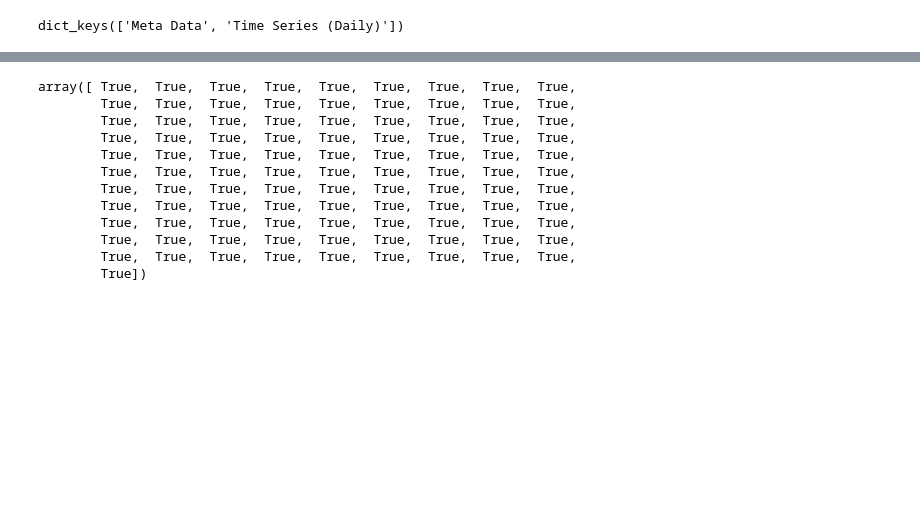
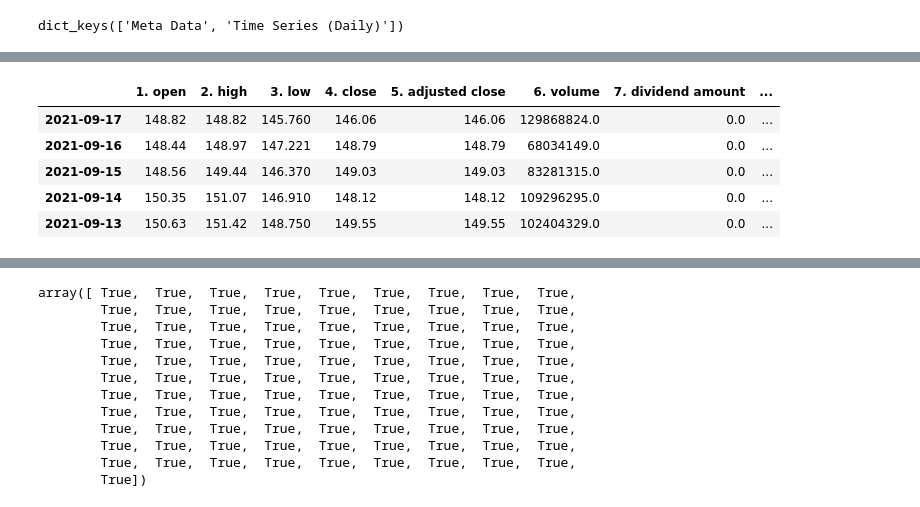
Before and after one commit to mischiatim/flask-framework, a Jupyter notebook: query_and_visualize_stocks_locally.ipynb, the cells around one changed output, grey strips where cells are left out. Saved outputs shown, nothing was run; the diff lists cells and outputs as text; code cells hidden in the pictures; blank space fills up the shorter version.

Commit message:
first version fully functional albeit only locally

```diff
--- a/query_and_visualize_stocks_locally.ipynb
+++ b/query_and_visualize_stocks_locally.ipynb
@@ -80,3 +87,9 @@ Index(['2021-09-14', '2021-09-13', '2021-09-10', '2021-09-09', '2021-09-08',
 ticker_df = ticker_df.iloc[::-1]
 # %%
 ticker_df.index = pd.to_datetime(ticker_df.index)
+# %%
+#try a different ticker
+ticker_new = 'AAPL'
+url = 'https://www.alphavantage.co/query?function=TIME_SERIES_DAILY_ADJUSTED&symbol={}&apikey={}'.format(ticker_new, key)
+response_new = requests.get(url)
+response_data_new = response_new.json()
@@ -82,0 +127,11 @@ ticker_df.index = pd.to_datetime(ticker_df.index)
+# %%
+ticker_df_new = pd.DataFrame.from_dict(response_data_new['Time Series (Daily)'],orient='index',dtype='float')
+# %%
+ticker_df_new.head()
+# %% [output]
+|  | 1. open | 2. high | 3. low | 4. close | 5. adjusted close | 6. volume | 7. dividend amount | ... |
+| 2021-09-17 | 148.82 | 148.82 | 145.760 | 146.06 | 146.06 | 129868824.0 | 0.0 | ... |
+| 2021-09-16 | 148.44 | 148.97 | 147.221 | 148.79 | 148.79 | 68034149.0 | 0.0 | ... |
+| 2021-09-15 | 148.56 | 149.44 | 146.370 | 149.03 | 149.03 | 83281315.0 | 0.0 | ... |
+| 2021-09-14 | 150.35 | 151.07 | 146.910 | 148.12 | 148.12 | 109296295.0 | 0.0 | ... |
+| 2021-09-13 | 150.63 | 151.42 | 148.750 | 149.55 | 149.55 | 102404329.0 | 0.0 | ... |
```
Also changed, not shown: parts of 39 cells of this notebook, 1 other file.
